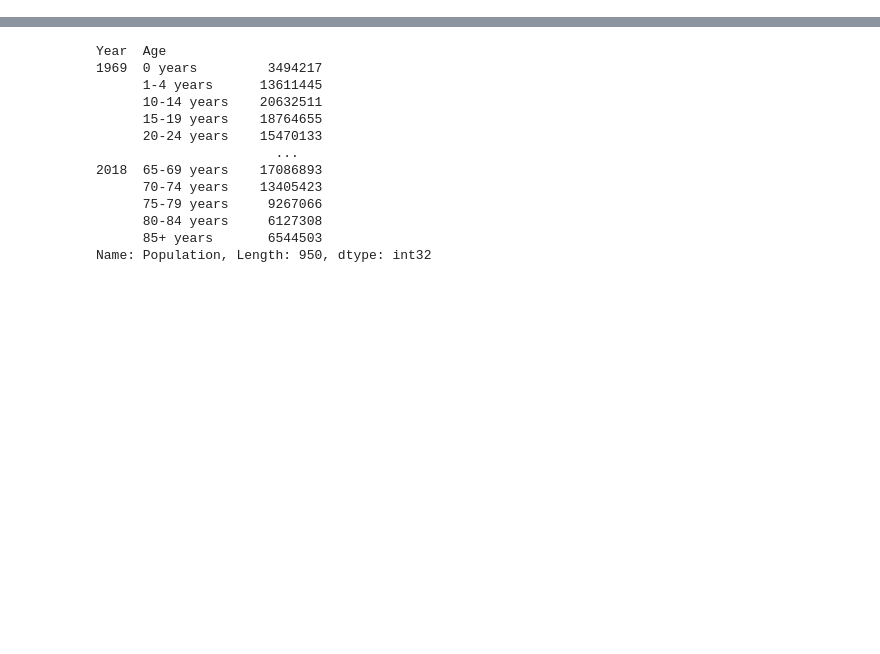
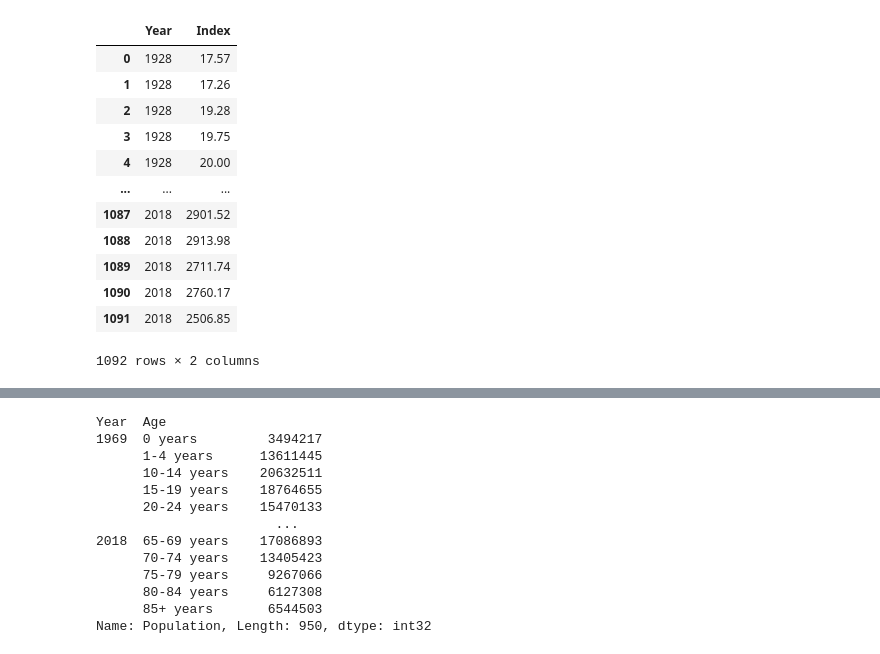
Before and after one commit to BruceKoh/Population-Growth-And-Market, a Jupyter notebook: MO/Getting Population Data.ipynb, the cells around one changed output, grey strips where cells are left out. Saved outputs shown, nothing was run; the diff lists cells and outputs as text; code cells hidden in the pictures; blank space fills up the shorter version.

Commit message:
added correlation and S&P data

```diff
--- a/MO/Getting Population Data.ipynb
+++ b/MO/Getting Population Data.ipynb
@@ -3,3 +3,23 @@ import pandas as pd
 import numpy as np
 import matplotlib.pyplot as plt
 import os
+# %%
+SP = pd.read_excel('E:\Programming\Python\MJ\Projects\Population growth and markets\Population-growth-and-market\S&P500 Data Monthly\S&P500 Data Monthly.xlsx',
+                   usecols='A:B',skiprows=6,names=['Year','Index'])
+# %%
+SP['Year'] = SP['Year'].dt.year
+SP
+# %% [output]
+|  | Year | Index |
+| 0 | 1928 | 17.57 |
+| 1 | 1928 | 17.26 |
+| 2 | 1928 | 19.28 |
+| 3 | 1928 | 19.75 |
+| 4 | 1928 | 20.00 |
+| ... | ... | ... |
+| 1087 | 2018 | 2901.52 |
+| 1088 | 2018 | 2913.98 |
+| 1089 | 2018 | 2711.74 |
+| 1090 | 2018 | 2760.17 |
+| 1091 | 2018 | 2506.85 |
+1092 rows × 2 columns
```
Also changed, not shown: parts of 5 cells of this notebook.
